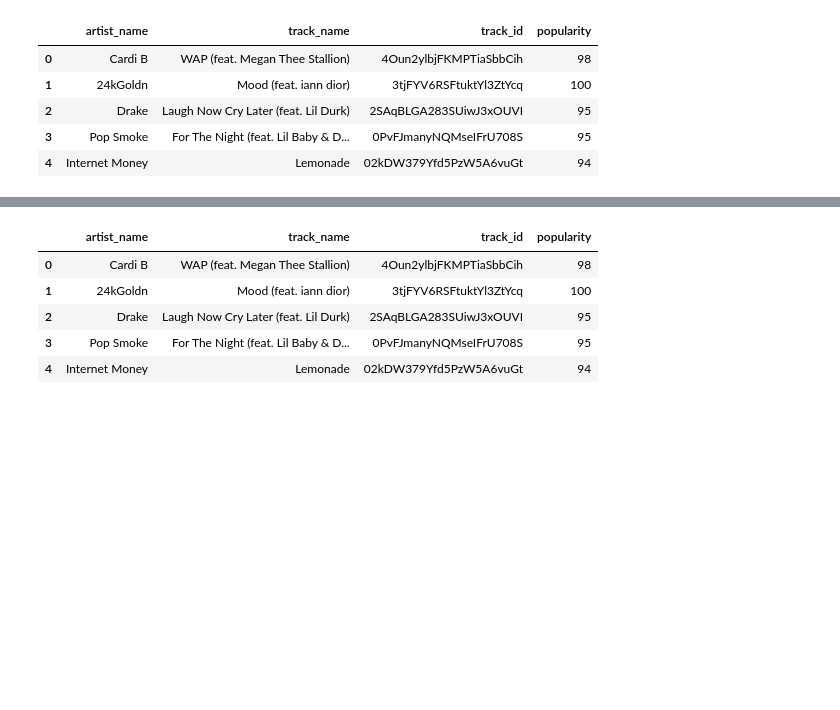
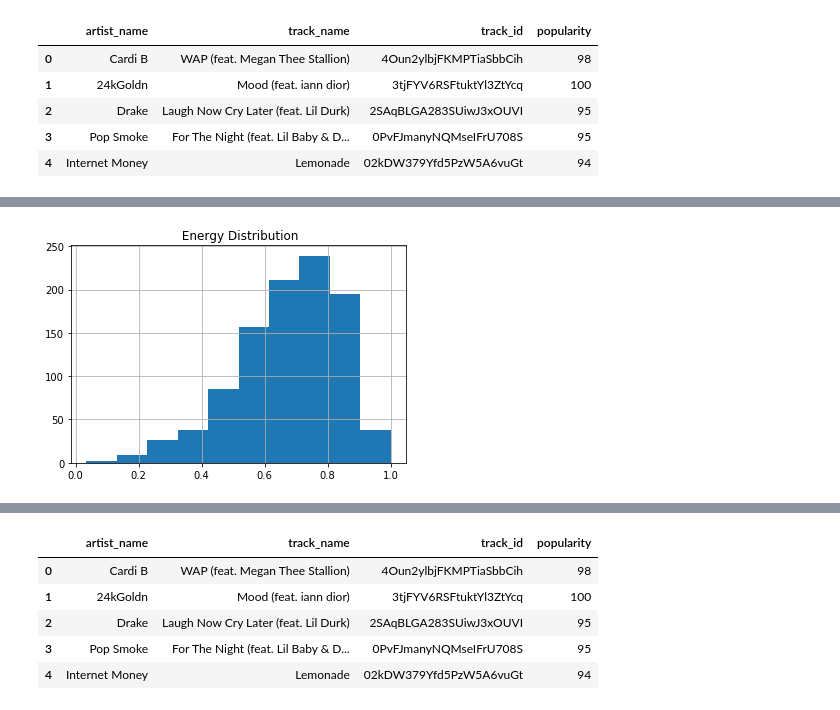
Before and after one commit to ipatel467/Spotify-Project, a Jupyter notebook: Spotify.ipynb, the cells around one changed output, grey strips where cells are left out. Cells and saved outputs as stored; diff of their text form; code cells hidden in the pictures; blank space fills up the shorter version.

```diff
--- a/Spotify.ipynb
+++ b/Spotify.ipynb
@@ -126,3 +128,8 @@ Shape of the dataset: (1000, 18)
 | 2 | 0.2440 | https://api.spotify.com/v1/audio-... | 0.761 | 261493 | 0.518 | 2SAqBLGA283SUiwJ3xOUVI | 0.000035 | 0 | ... |
 | 3 | 0.1140 | https://api.spotify.com/v1/audio-... | 0.823 | 190476 | 0.586 | 0PvFJmanyNQMseIFrU708S | 0.000000 | 6 | ... |
 | 4 | 0.2560 | https://api.spotify.com/v1/audio-... | 0.799 | 195429 | 0.660 | 02kDW379Yfd5PzW5A6vuGt | 0.000000 | 1 | ... |
+# %%
+df_audio_features['energy'].hist()
+plt.title(' Energy Distribution');
+# %% [output]
+[figure, added]
```
Also changed, not shown: parts of 11 cells of this notebook.
